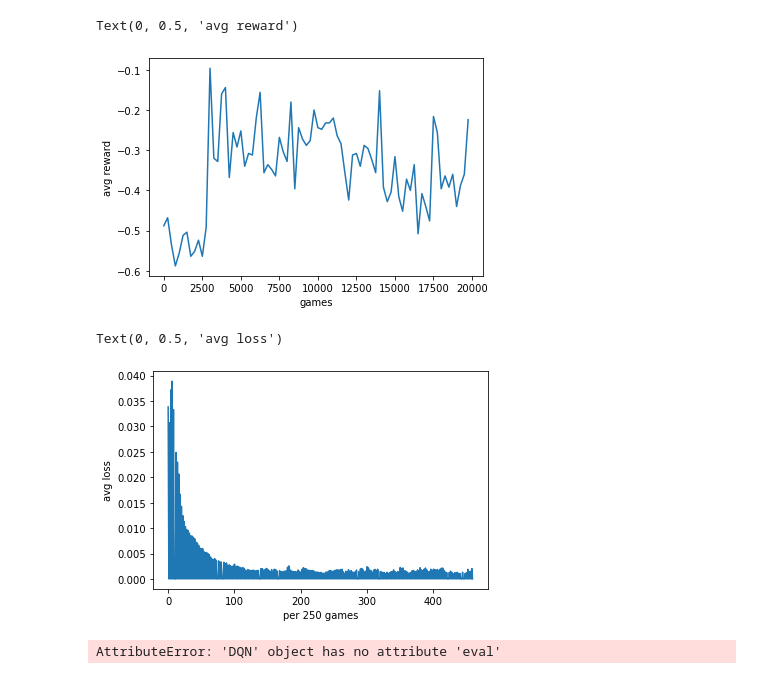
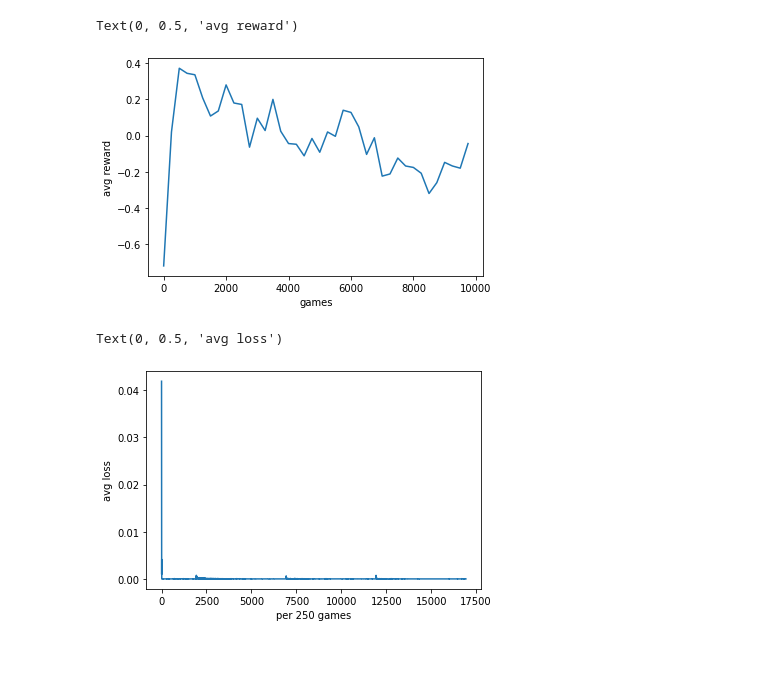
Before and after one commit to yhangchen/Tic-Tac-Toe, a Jupyter notebook: solution2_1.ipynb, the cells around one changed output. Saved outputs shown, nothing was run; the diff lists cells and outputs as text; code cells hidden in the pictures.

```diff
--- a/solution2_1.ipynb
+++ b/solution2_1.ipynb
@@ -4,35 +4,33 @@ import matplotlib.pyplot as plt
 from tic_env import *
 # %%
 Turns = np.array(['X','O'])
-player1 = DQN(epsilon=0.2, player=Turns[0])
+player1 = DQNPlayer(epsilon=0.01, player=Turns[0])
 player2 = OptimalPlayer(epsilon=0.5, player=Turns[1])
-env1 = DQlearningEnv(player1=player1, player2=player2)
+env1 = DQNlearningEnv(player1=player1, player2=player2)
+# env1.set_decay_eps(15000)
 env1.train(20000)
 # %%
 import matplotlib.pyplot as plt
 length1=250
-lst1 = env1.get_reward(player=1)
+lst1 = env1.training_reward_list["X"][0::2]
 x_ticks = range(0, len(lst1), length1)
 avg_reward1 = []
 for i in range(len(lst1)//length1):
     avg_reward1.append(sum(lst1[i*length1:(i+1)*length1])/length1)
 plt.plot(x_ticks, avg_reward1)
 plt.xlabel(f'games')
 plt.ylabel('avg reward')
 # %% [output]
 Text(0, 0.5, 'avg reward')
-[figure, old version]
+[figure, new version]
 # %%
 y_loss = env1.get_loss()
 x_loss = range(0, len(y_loss))
 
 plt.plot(x_loss, y_loss)
+# plt.yscale('log')
 plt.xlabel(f'per 250 games')
 plt.ylabel('avg loss')
 # %% [output]
 Text(0, 0.5, 'avg loss')
-[figure, old version]
+[figure, new version]
-# %%
-env1.test(player1, 'random')
-# %% [output]
-AttributeError: 'DQN' object has no attribute 'eval'
```
Also changed, not shown: parts of 1 cell of this notebook, 1 other file.
